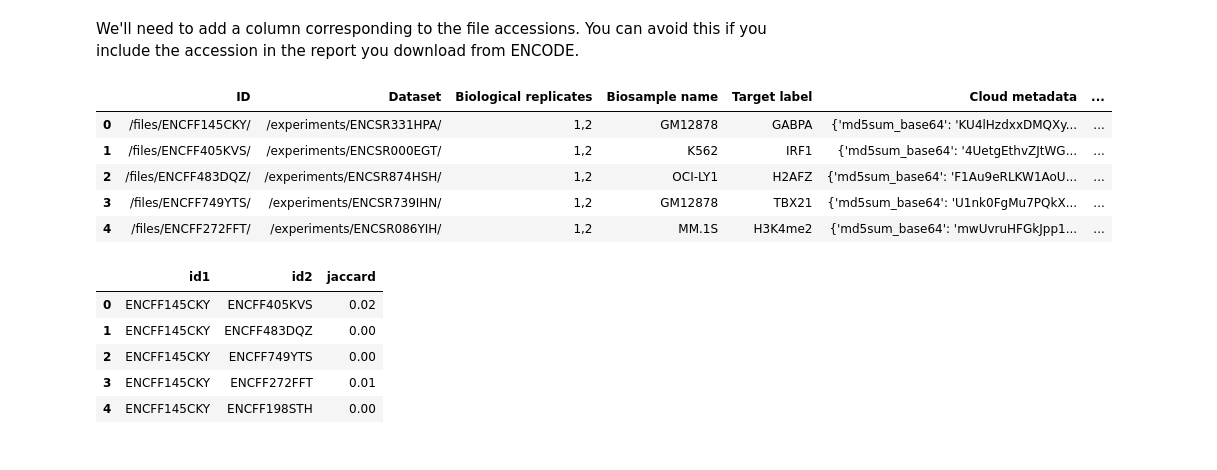
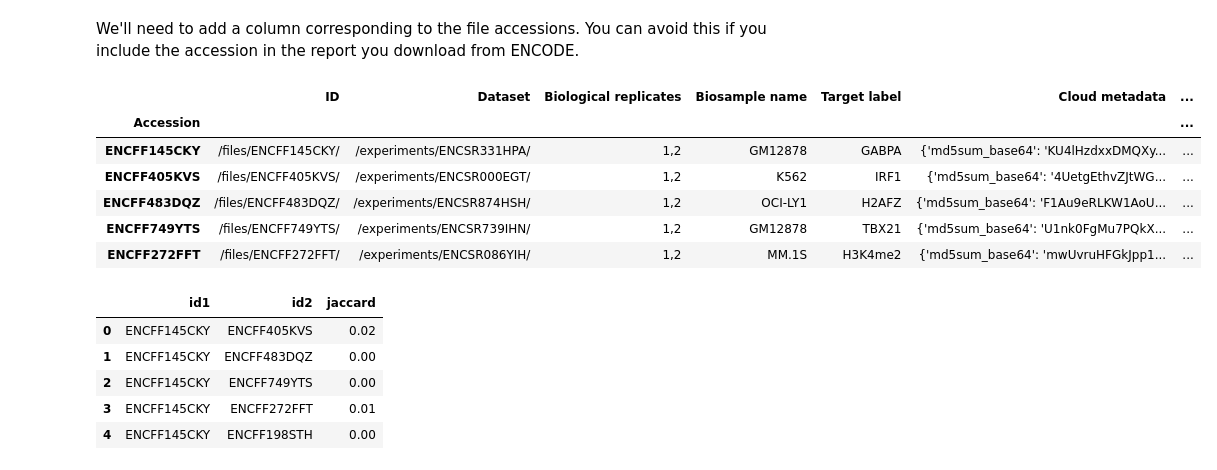
Before and after one commit to paul-sud/bigbed-jaccard, a Jupyter notebook: notebooks/multidimensional_scaling.ipynb, the cells around one changed output. Drawn from its saved outputs; the diff is of its cells as text; code cells hidden in the pictures.

```diff
--- a/notebooks/multidimensional_scaling.ipynb
+++ b/notebooks/multidimensional_scaling.ipynb
@@ -15,14 +20,16 @@ data = pd.read_csv("../data/jaccard.tsv", sep="\t")
 We'll need to add a column corresponding to the file accessions. You can avoid this if you include the accession in the report you download from ENCODE.
 # %%
 metadata["Accession"] = metadata.ID.str.split("/").map(lambda elem: elem[-2])
+metadata.set_index("Accession", inplace=True)
 metadata.head()
 # %% [output]
 |  | ID | Dataset | Biological replicates | Biosample name | Target label | Cloud metadata | ... |
-| 0 | /files/ENCFF145CKY/ | /experiments/ENCSR331HPA/ | 1,2 | GM12878 | GABPA | {'md5sum_base64': 'KU4lHzdxxDMQXy... | ... |
-| 1 | /files/ENCFF405KVS/ | /experiments/ENCSR000EGT/ | 1,2 | K562 | IRF1 | {'md5sum_base64': '4UetgEthvZJtWG... | ... |
-| 2 | /files/ENCFF483DQZ/ | /experiments/ENCSR874HSH/ | 1,2 | OCI-LY1 | H2AFZ | {'md5sum_base64': 'F1Au9eRLKW1AoU... | ... |
-| 3 | /files/ENCFF749YTS/ | /experiments/ENCSR739IHN/ | 1,2 | GM12878 | TBX21 | {'md5sum_base64': 'U1nk0FgMu7PQkX... | ... |
-| 4 | /files/ENCFF272FFT/ | /experiments/ENCSR086YIH/ | 1,2 | MM.1S | H3K4me2 | {'md5sum_base64': 'mwUvruHFGkJpp1... | ... |
+| Accession |  |  |  |  |  |  | ... |
+| ENCFF145CKY | /files/ENCFF145CKY/ | /experiments/ENCSR331HPA/ | 1,2 | GM12878 | GABPA | {'md5sum_base64': 'KU4lHzdxxDMQXy... | ... |
+| ENCFF405KVS | /files/ENCFF405KVS/ | /experiments/ENCSR000EGT/ | 1,2 | K562 | IRF1 | {'md5sum_base64': '4UetgEthvZJtWG... | ... |
+| ENCFF483DQZ | /files/ENCFF483DQZ/ | /experiments/ENCSR874HSH/ | 1,2 | OCI-LY1 | H2AFZ | {'md5sum_base64': 'F1Au9eRLKW1AoU... | ... |
+| ENCFF749YTS | /files/ENCFF749YTS/ | /experiments/ENCSR739IHN/ | 1,2 | GM12878 | TBX21 | {'md5sum_base64': 'U1nk0FgMu7PQkX... | ... |
+| ENCFF272FFT | /files/ENCFF272FFT/ | /experiments/ENCSR086YIH/ | 1,2 | MM.1S | H3K4me2 | {'md5sum_base64': 'mwUvruHFGkJpp1... | ... |
 # %%
 data.head()
 # %% [output]
```
Also changed, not shown: parts of 15 cells of this notebook.
